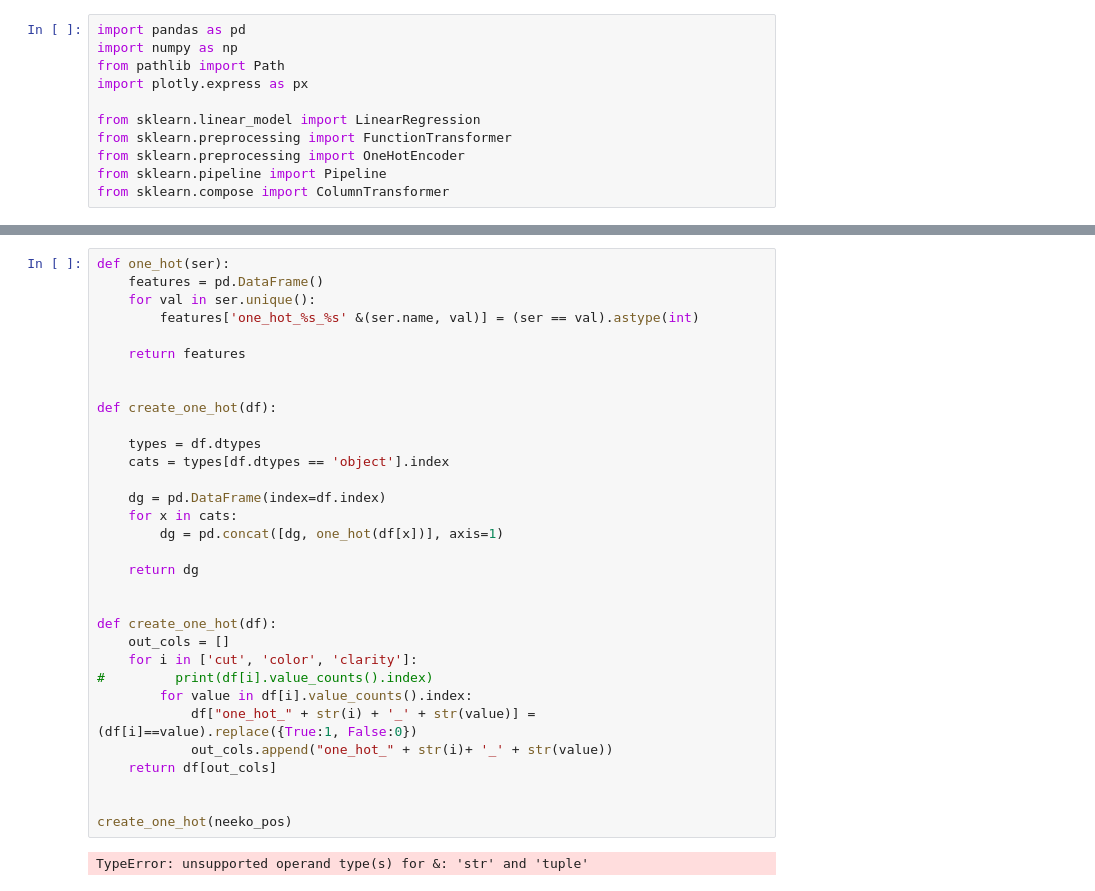
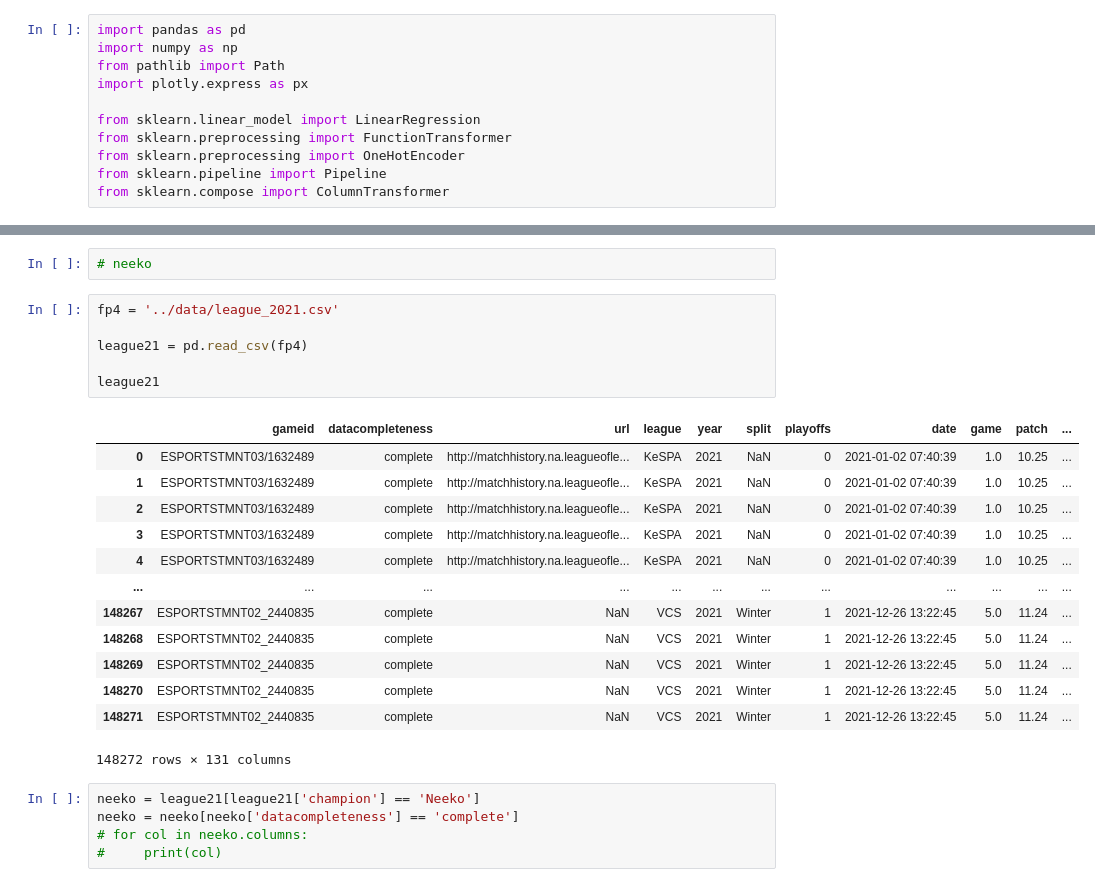
Before and after one commit to elliekwang/neeko_rework, a Jupyter notebook: ellie.ipynb, the cells around one changed output, grey strips where cells are left out. Cells and saved outputs as stored; diff of their text form.

```diff
--- a/ellie.ipynb
+++ b/ellie.ipynb
@@ -310,34 +320,27 @@ neeko_pos
-# %%
-def one_hot(ser):
-    features = pd.DataFrame()
-    for val in ser.unique():
-        features['one_hot_%s_%s' &(ser.name, val)] = (ser == val).astype(int)
-
-    return features
-
-
-def create_one_hot(df):
-
-    types = df.dtypes
-    cats = types[df.dtypes == 'object'].index
-
-    dg = pd.DataFrame(index=df.index)
-    for x in cats:
-        dg = pd.concat([dg, one_hot(df[x])], axis=1)
-
-    return dg
-
-
-def create_one_hot(df):
-    out_cols = []
-    for i in ['cut', 'color', 'clarity']:
-#         print(df[i].value_counts().index)
-        for value in df[i].value_counts().index:
-            df["one_hot_" + str(i) + '_' + str(value)] = (df[i]==value).replace({True:1, False:0})
-            out_cols.append("one_hot_" + str(i)+ '_' + str(value))
-    return df[out_cols]
-
-
-create_one_hot(neeko_pos)
-# %% [output]
-TypeError: unsupported operand type(s) for &: 'str' and 'tuple'
+# %%
+# neeko
+# %%
+fp4 = '../data/league_2021.csv'
+
+league21 = pd.read_csv(fp4)
+
+league21
+# %% [output]
+|  | gameid | datacompleteness | url | league | year | split | playoffs | date | game | patch | ... |
+| 0 | ESPORTSTMNT03/1632489 | complete | http://matchhistory.na.leagueofle... | KeSPA | 2021 | NaN | 0 | 2021-01-02 07:40:39 | 1.0 | 10.25 | ... |
+| 1 | ESPORTSTMNT03/1632489 | complete | http://matchhistory.na.leagueofle... | KeSPA | 2021 | NaN | 0 | 2021-01-02 07:40:39 | 1.0 | 10.25 | ... |
+| 2 | ESPORTSTMNT03/1632489 | complete | http://matchhistory.na.leagueofle... | KeSPA | 2021 | NaN | 0 | 2021-01-02 07:40:39 | 1.0 | 10.25 | ... |
+| 3 | ESPORTSTMNT03/1632489 | complete | http://matchhistory.na.leagueofle... | KeSPA | 2021 | NaN | 0 | 2021-01-02 07:40:39 | 1.0 | 10.25 | ... |
+| 4 | ESPORTSTMNT03/1632489 | complete | http://matchhistory.na.leagueofle... | KeSPA | 2021 | NaN | 0 | 2021-01-02 07:40:39 | 1.0 | 10.25 | ... |
+| ... | ... | ... | ... | ... | ... | ... | ... | ... | ... | ... | ... |
+| 148267 | ESPORTSTMNT02_2440835 | complete | NaN | VCS | 2021 | Winter | 1 | 2021-12-26 13:22:45 | 5.0 | 11.24 | ... |
+| 148268 | ESPORTSTMNT02_2440835 | complete | NaN | VCS | 2021 | Winter | 1 | 2021-12-26 13:22:45 | 5.0 | 11.24 | ... |
+| 148269 | ESPORTSTMNT02_2440835 | complete | NaN | VCS | 2021 | Winter | 1 | 2021-12-26 13:22:45 | 5.0 | 11.24 | ... |
+| 148270 | ESPORTSTMNT02_2440835 | complete | NaN | VCS | 2021 | Winter | 1 | 2021-12-26 13:22:45 | 5.0 | 11.24 | ... |
+| 148271 | ESPORTSTMNT02_2440835 | complete | NaN | VCS | 2021 | Winter | 1 | 2021-12-26 13:22:45 | 5.0 | 11.24 | ... |
+148272 rows × 131 columns
+# %%
+neeko = league21[league21['champion'] == 'Neeko']
+neeko = neeko[neeko['datacompleteness'] == 'complete']
+# for col in neeko.columns:
+#     print(col)
```
Also changed, not shown: parts of 13 cells of this notebook.
